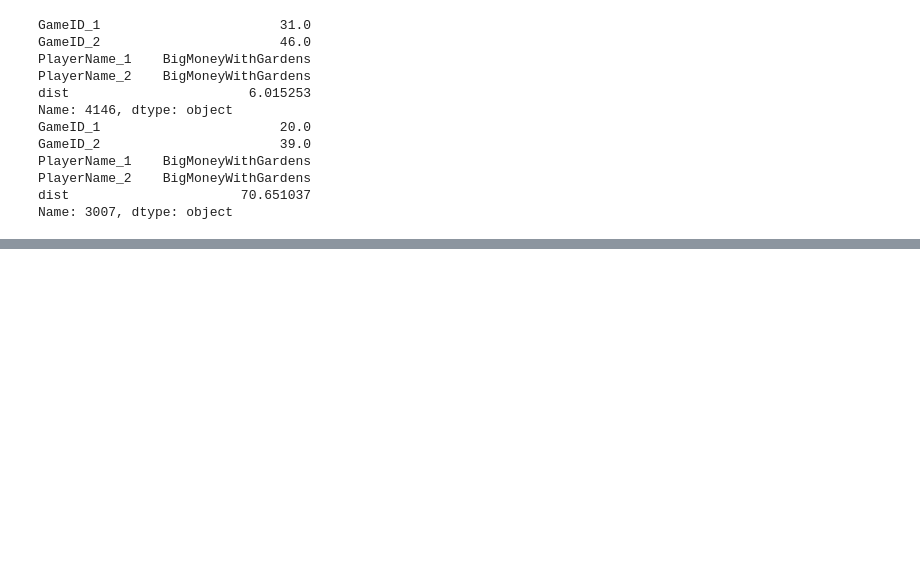
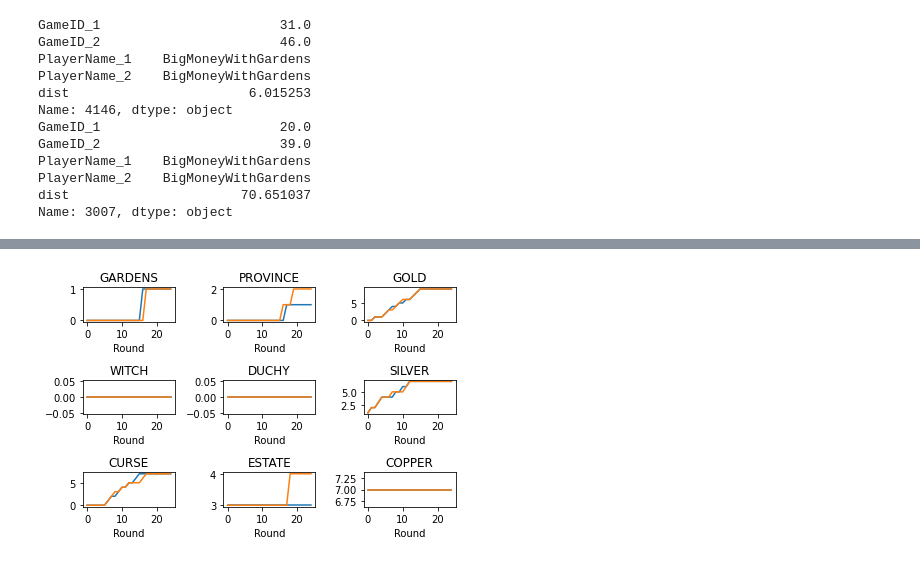
Before and after one commit to owenant/DominionPlayTraceClustering, a Jupyter notebook: PlayTraceAnalysisFromTAG.ipynb, the cells around one changed output, grey strips where cells are left out. Saved outputs shown, nothing was run; the diff lists cells and outputs as text; code cells hidden in the pictures; blank space fills up the shorter version.

```diff
--- a/PlayTraceAnalysisFromTAG.ipynb
+++ b/PlayTraceAnalysisFromTAG.ipynb
@@ -450,12 +450,34 @@ PlayerName_1    BigMoneyWithGardens
 PlayerName_2    BigMoneyWithGardens
 dist                      70.651037
 Name: 3007, dtype: object
+# %%
+def deck_evol_comparison(pairwise_deck_evols, cardTypes):
+    #look at evolution of number of cards of each type per round
+    noCardTypes = len(cardTypes)
+    noOfSubplotsInXDirection = 3
+    noOfSubplotsInYDirection = 3
+    fig, axs = plt.subplots(noOfSubplotsInXDirection, noOfSubplotsInYDirection)
+    for i in range(0,3):
+        for j in range(0,3):
+            cardIndex = 3*j + i
+            cardType = cardTypes[cardIndex]
+            card_col_1 = cardType + "_1"
+            card_col_2 = cardType + "_2"
+            axs[i,j].plot(pairwise_deck_evols['Round'], pairwise_deck_evols[card_col_1], label = 'Player_1')
+            axs[i,j].plot(pairwise_deck_evols['Round'], pairwise_deck_evols[card_col_2], label = 'Player_2')
+            axs[i,j].set_title(cardType)
+            axs[i,j].set_xlabel('Round')
+            fig.tight_layout()
 # %%
 #need to look at deck evolutions for each of these cases
 largest_pairwise_decks =  sym_trace_combos[(sym_trace_combos['GameID_1'] == largest_pairwise['GameID_1'])
                                            & (sym_trace_combos['GameID_2'] == largest_pairwise['GameID_2'])
                                            & (sym_trace_combos['PlayerName_1'] == largest_pairwise['PlayerName_1'])
                                            & (sym_trace_combos['PlayerName_2'] == largest_pairwise['PlayerName_2'])]
-print(largest_pairwise_decks)
+smallest_pairwise_decks =  sym_trace_combos[(sym_trace_combos['GameID_1'] == smallest_pairwise['GameID_1'])
+                                           & (sym_trace_combos['GameID_2'] == smallest_pairwise['GameID_2'])
+                                           & (sym_trace_combos['PlayerName_1'] == smallest_pairwise['PlayerName_1'])
+                                           & (sym_trace_combos['PlayerName_2'] == smallest_pairwise['PlayerName_2'])]
 print(largest_pairwise_decks['dist'].sum())
+print(smallest_pairwise_decks['dist'].sum())
 # %% [output]
@@ -498,3 +490,7 @@ for i in range(0,3):
+# %%
+deck_evol_comparison(smallest_pairwise_decks, card_types_BigMoneyWithGardens_vs_DoubleWitch)
+# %% [output]
+[figure, added]
 # %%
 #note similarity metric is getting artifically inflated by games that last longer? All games last 24 turns, but if
 #difference in deck is quite large and game ends at round 20,this distance is copied for each of the remaining rounds?
```
Also changed, not shown: parts of 3 cells of this notebook.
